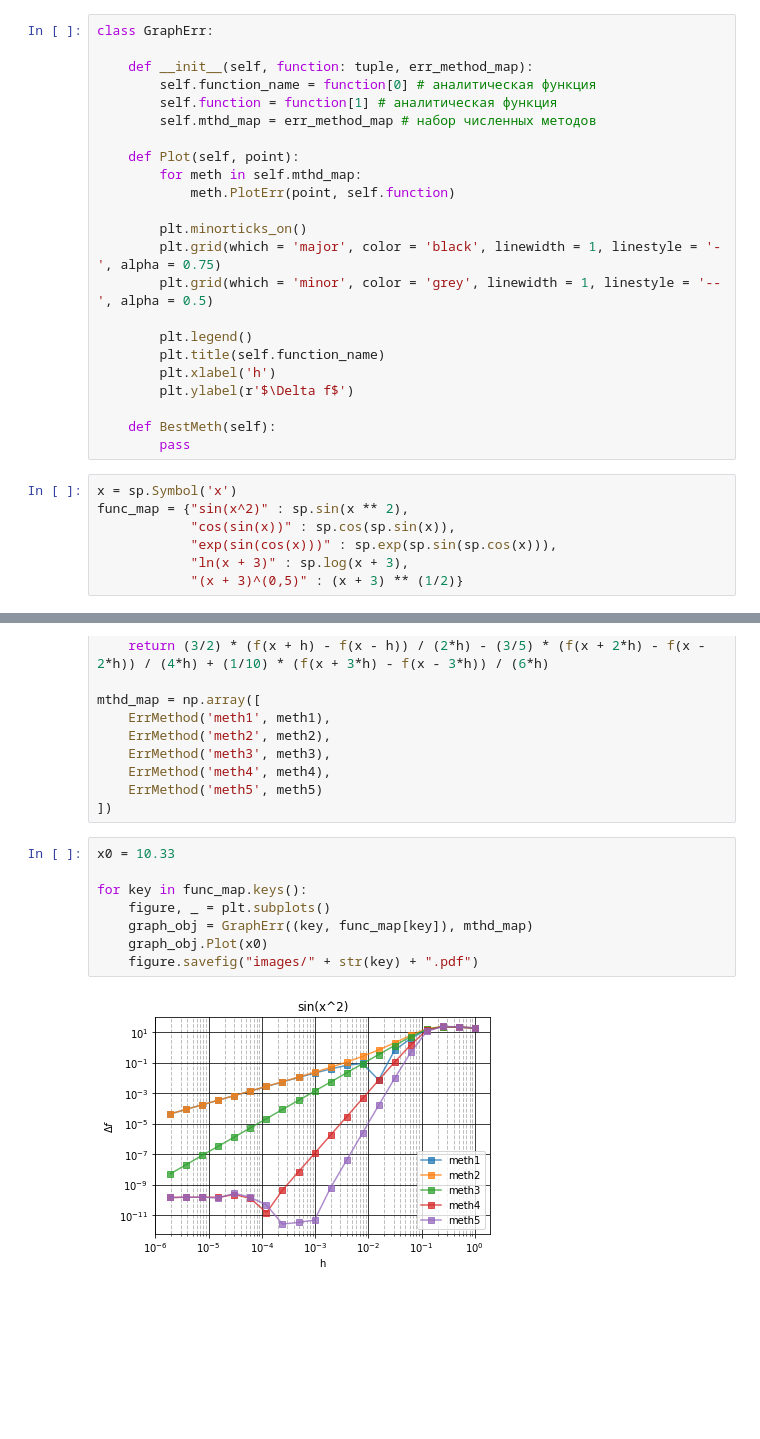
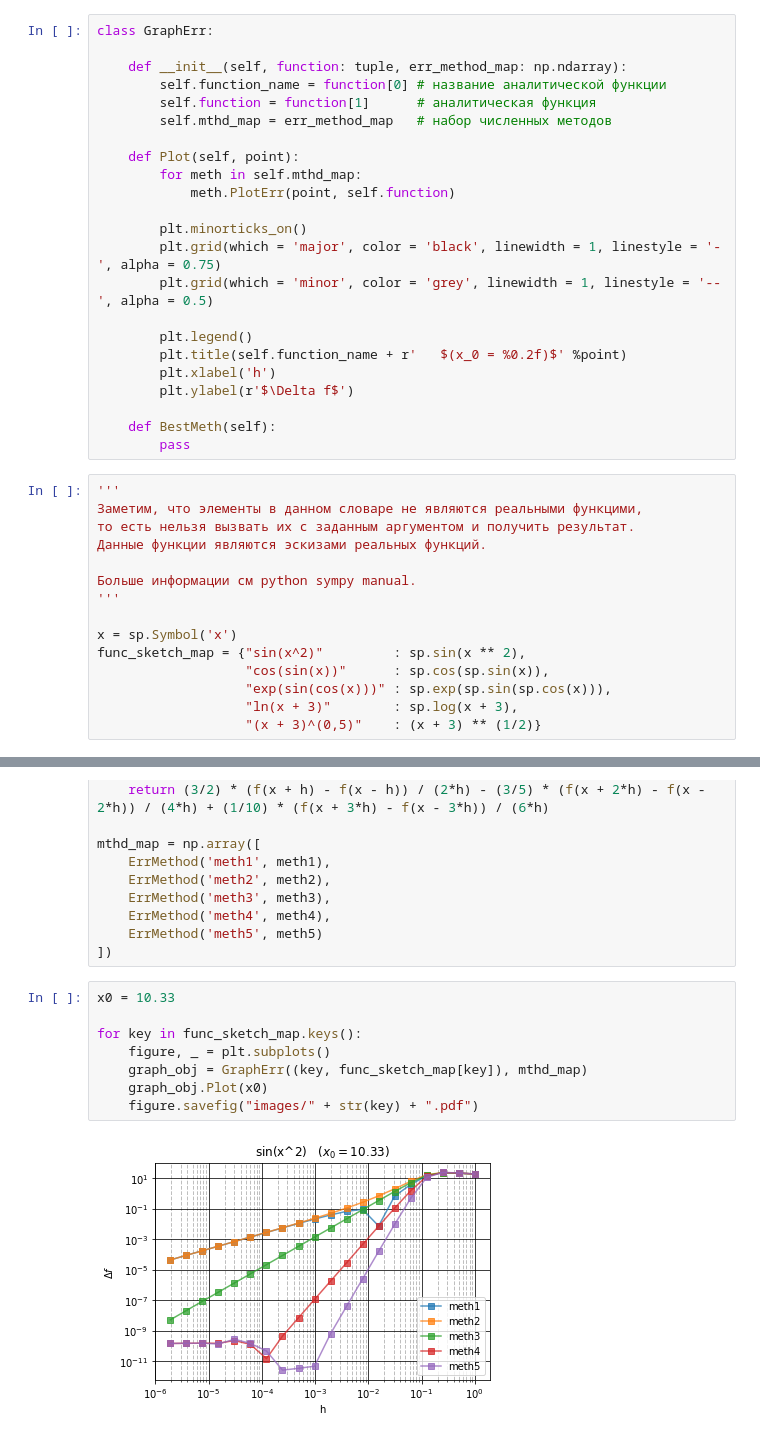
Before and after one commit to pavel-collab/comp-math, a Jupyter notebook: lab01/lab01.ipynb, the cells around one changed output, grey strips where cells are left out. Drawn from its saved outputs; the diff is of its cells as text; blank space fills up the shorter version.

```diff
--- a/lab01/lab01.ipynb
+++ b/lab01/lab01.ipynb
@@ -29,10 +42,10 @@ class ErrMethod:
 # %%
 class GraphErr:
 
-    def __init__(self, function: tuple, err_method_map):
-        self.function_name = function[0] # аналитическая функция
-        self.function = function[1] # аналитическая функция
-        self.mthd_map = err_method_map # набор численных методов
+    def __init__(self, function: tuple, err_method_map: np.ndarray):
+        self.function_name = function[0] # название аналитической функции
+        self.function = function[1]      # аналитическая функция
+        self.mthd_map = err_method_map   # набор численных методов
 
     def Plot(self, point):
         for meth in self.mthd_map:
@@ -43,19 +56,27 @@ class GraphErr:
         plt.grid(which = 'minor', color = 'grey', linewidth = 1, linestyle = '--', alpha = 0.5)
 
         plt.legend()
-        plt.title(self.function_name)
+        plt.title(self.function_name + r'   $(x_0 = %0.2f)$' %point)
         plt.xlabel('h')
         plt.ylabel(r'$\Delta f$')
 
     def BestMeth(self):
         pass
 # %%
+'''
+Заметим, что элементы в данном словаре не являются реальными функцими,
+то есть нельзя вызвать их с заданным аргументом и получить результат.
+Данные функции являются эскизами реальных функций.
+
+Больше информации см python sympy manual.
+'''
+
 x = sp.Symbol('x')
-func_map = {"sin(x^2)" : sp.sin(x ** 2),
-            "cos(sin(x))" : sp.cos(sp.sin(x)),
-            "exp(sin(cos(x)))" : sp.exp(sp.sin(sp.cos(x))),
-            "ln(x + 3)" : sp.log(x + 3),
-            "(x + 3)^(0,5)" : (x + 3) ** (1/2)}
+func_sketch_map = {"sin(x^2)"         : sp.sin(x ** 2),
+                   "cos(sin(x))"      : sp.cos(sp.sin(x)),
+                   "exp(sin(cos(x)))" : sp.exp(sp.sin(sp.cos(x))),
+                   "ln(x + 3)"        : sp.log(x + 3),
+                   "(x + 3)^(0,5)"    : (x + 3) ** (1/2)}
 # %%
 def meth1(f, x, h):
     return (f(x + h) - f(x)) / h
@@ -82,10 +103,10 @@ mthd_map = np.array([
 # %%
 x0 = 10.33
 
-for key in func_map.keys():
+for key in func_sketch_map.keys():
     figure, _ = plt.subplots()
-    graph_obj = GraphErr((key, func_map[key]), mthd_map)
+    graph_obj = GraphErr((key, func_sketch_map[key]), mthd_map)
     graph_obj.Plot(x0)
     figure.savefig("images/" + str(key) + ".pdf")
 # %% [output]
-[figure, old version]
+[figure, new version]
```
Also changed, not shown: parts of 4 cells of this notebook, 5 other files.
